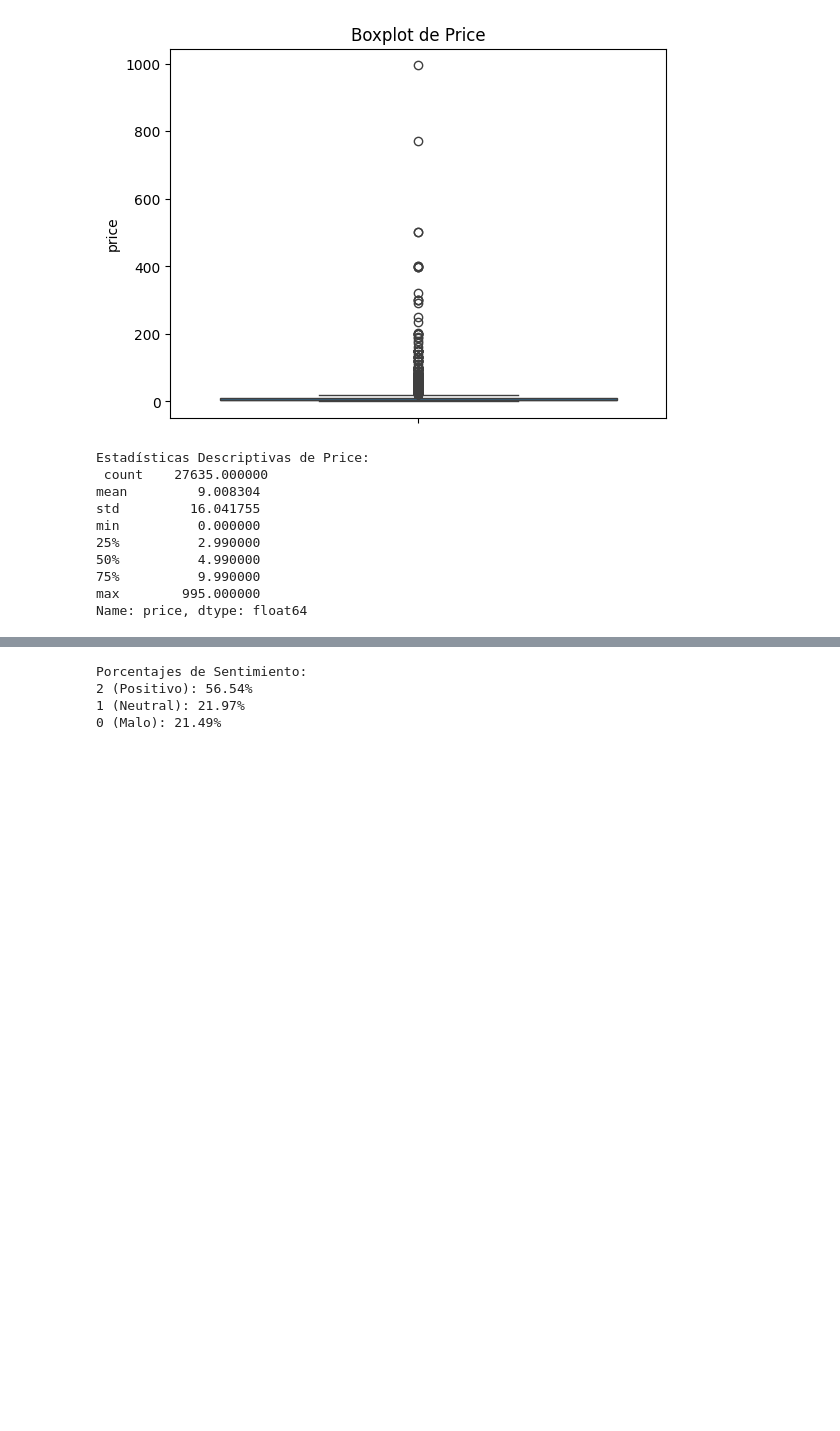
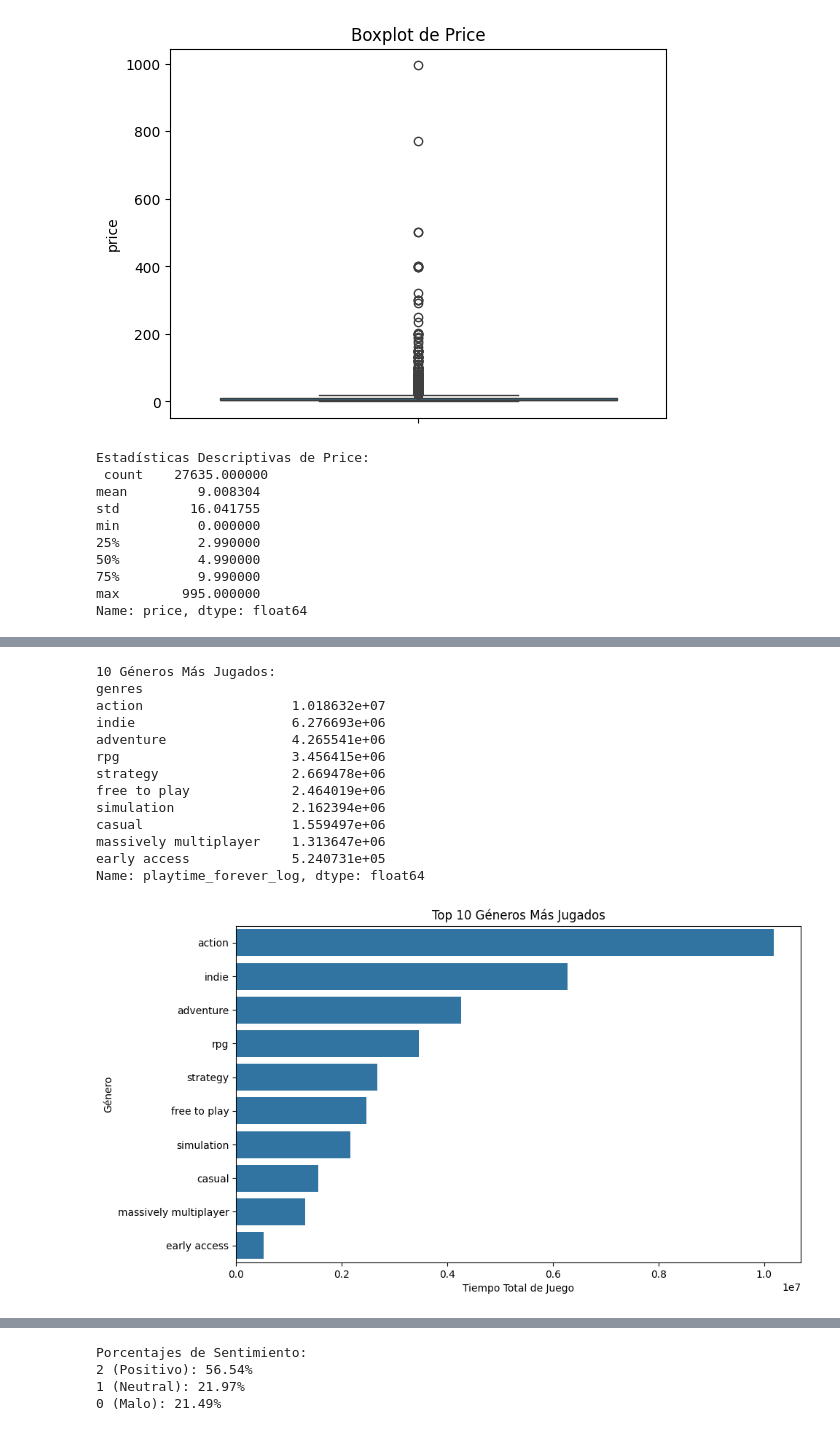
Before and after one commit to NICOLAS-ANTONIO/Recomendacion_Steam, a Jupyter notebook: EDA.ipynb, the cells around one changed output, grey strips where cells are left out. Cells and saved outputs as stored; diff of their text form; code cells hidden in the pictures; blank space fills up the shorter version.

```diff
--- a/EDA.ipynb
+++ b/EDA.ipynb
@@ -241,0 +317,3 @@ Name: price, dtype: float64
+# %%
+#  Convertir listas de géneros en cadenas de texto
+df_sg['genres'] = df_sg['genres'].apply(lambda x: ','.join(x) if isinstance(x, list) else x)
@@ -241,0 +322,16 @@ Name: price, dtype: float64
+# %%
+# Creamos una función  para limpiar y normalizar la columna
+def limpiar_normalizar_genres(df, columna_genres):
+    # Dividir los géneros, limpiar y normalizar
+    df_expanded = df[columna_genres].str.split(',').explode().str.strip().str.lower()
+    df_expanded = df_expanded[df_expanded != 'nan']
+
+    # Reagrupar los géneros limpios y normalizados en la columna original
+    df[columna_genres] = df_expanded.groupby(df_expanded.index).agg(','.join)
+
+    return df
+
+df_sg = limpiar_normalizar_genres(df_sg, 'genres')
+
+# Mostrar los géneros únicos después de la limpieza y normalización
+print(df_sg['genres'].value_counts())
@@ -241,0 +360,44 @@ Name: price, dtype: float64
+# %%
+
+# Creando copias de los DataFrames para el merge
+df_ui_copy = df_ui.copy()
+df_sg_copy = df_sg.copy()
+
+# Realizando el merge con las copias
+df_merged = pd.merge(df_ui_copy, df_sg_copy, left_on='item_id', right_on='id')
+
+# Asegurarse de que cada entrada en 'genres' es una cadena separada por comas
+df_merged['genres'] = df_merged['genres'].apply(lambda x: ','.join(x) if isinstance(x, list) else str(x))
+
+# Expandir los géneros y multiplicar cada género por el tiempo de juego
+df_merged['genres'] = df_merged['genres'].str.split(',')
+df_merged_exploded = df_merged.explode('genres')
+playtime_per_genre = df_merged_exploded.groupby('genres')['playtime_forever_log'].sum().sort_values(ascending=False)
+
+# Mostrar los 10 géneros más jugados
+print("10 Géneros Más Jugados:")
+print(playtime_per_genre.head(10))
+
+# Crear el gráfico de barras para los 10 géneros más jugados
+top_10_genres = playtime_per_genre.head(10)
+plt.figure(figsize=(10, 6))
+sns.barplot(x=top_10_genres.values, y=top_10_genres.index)
+plt.title('Top 10 Géneros Más Jugados')
+plt.xlabel('Tiempo Total de Juego')
+plt.ylabel('Género')
+plt.show()
+# %% [output]
+10 Géneros Más Jugados:
+genres
+action                   1.018632e+07
+indie                    6.276693e+06
+adventure                4.265541e+06
+rpg                      3.456415e+06
+strategy                 2.669478e+06
+free to play             2.464019e+06
+simulation               2.162394e+06
+casual                   1.559497e+06
+massively multiplayer    1.313647e+06
+early access             5.240731e+05
+Name: playtime_forever_log, dtype: float64
+[figure, added]
```
Also changed, not shown: parts of 41 cells of this notebook, 3 other files.
